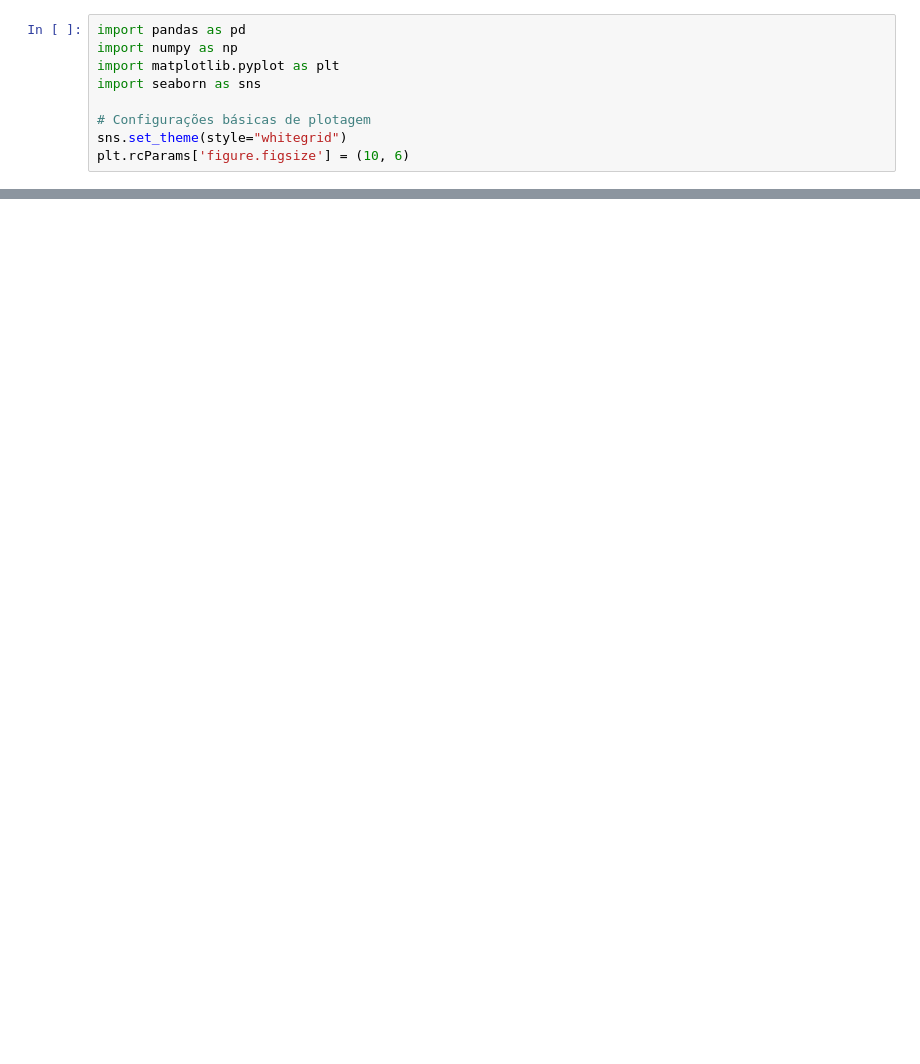
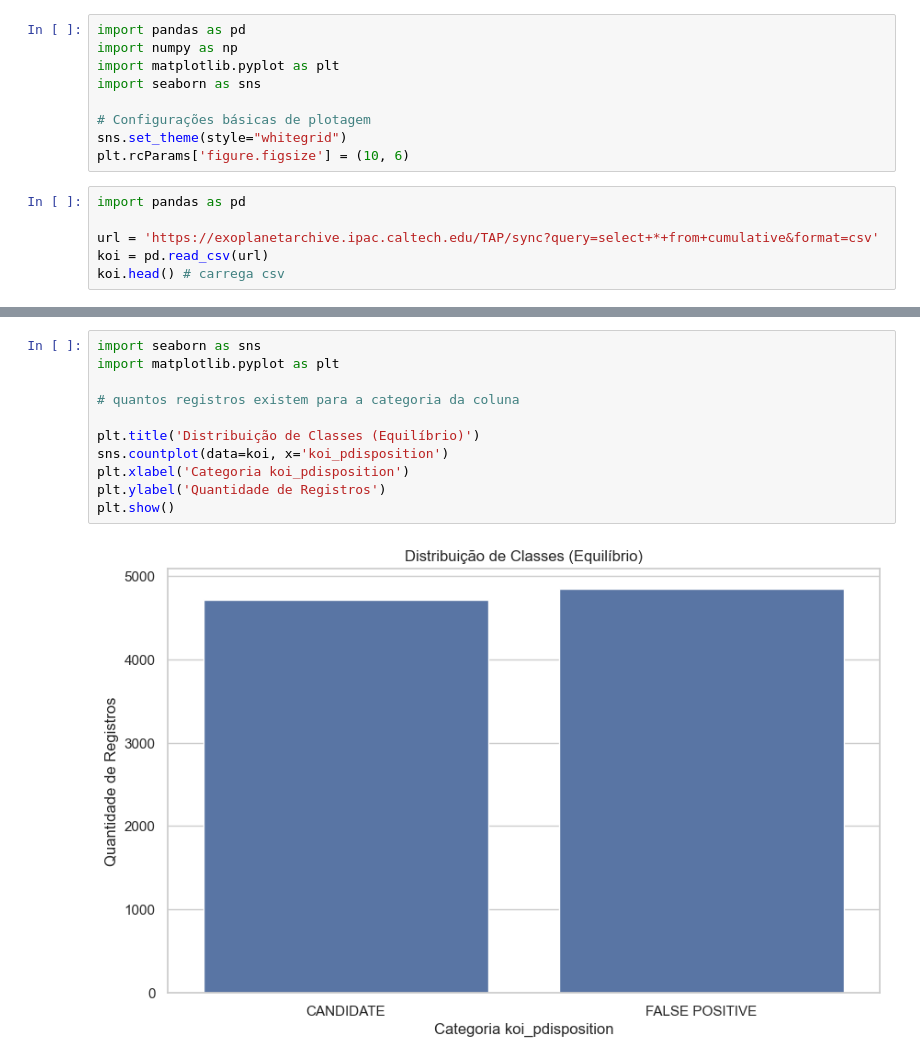
Before and after one commit to mateus-s-a/Trabalho-IA-Redes-Neurais-NASA, a Jupyter notebook: notebooks/01_eda_koi.ipynb, the cells around one changed output, grey strips where cells are left out. Drawn from its saved outputs; the diff is of its cells as text; blank space fills up the shorter version.

```diff
--- a/notebooks/01_eda_koi.ipynb
+++ b/notebooks/01_eda_koi.ipynb
@@ -46,3 +77,9 @@ import seaborn as sns
 # Configurações básicas de plotagem
 sns.set_theme(style="whitegrid")
 plt.rcParams['figure.figsize'] = (10, 6)
+# %%
+import pandas as pd
+
+url = 'https://exoplanetarchive.ipac.caltech.edu/TAP/sync?query=select+*+from+cumulative&format=csv'
+koi = pd.read_csv(url)
+koi.head() # carrega csv
@@ -48,0 +146,13 @@ plt.rcParams['figure.figsize'] = (10, 6)
+# %%
+import seaborn as sns
+import matplotlib.pyplot as plt
+
+# quantos registros existem para a categoria da coluna
+
+plt.title('Distribuição de Classes (Equilíbrio)')
+sns.countplot(data=koi, x='koi_pdisposition')
+plt.xlabel('Categoria koi_pdisposition')
+plt.ylabel('Quantidade de Registros')
+plt.show()
+# %% [output]
+[figure, added]
```
Also changed, not shown: parts of 8 cells of this notebook.
